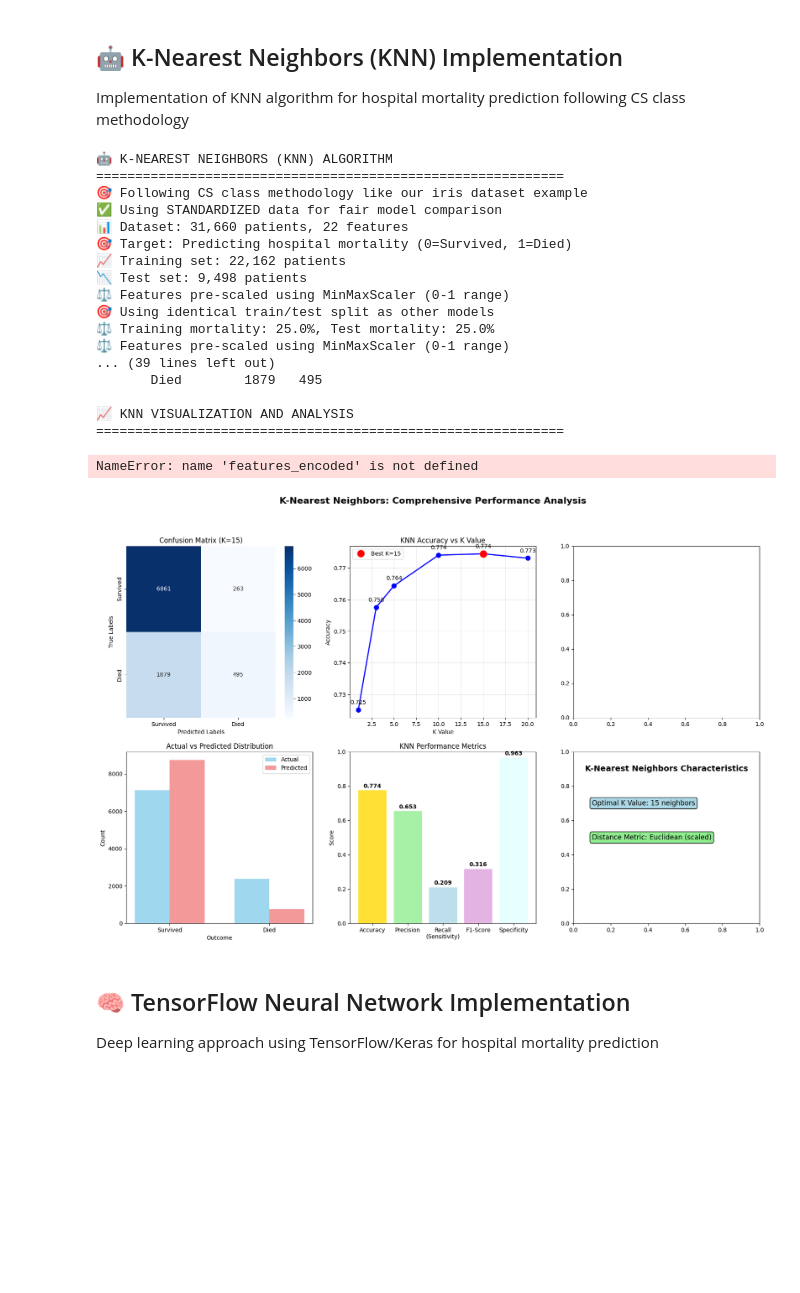
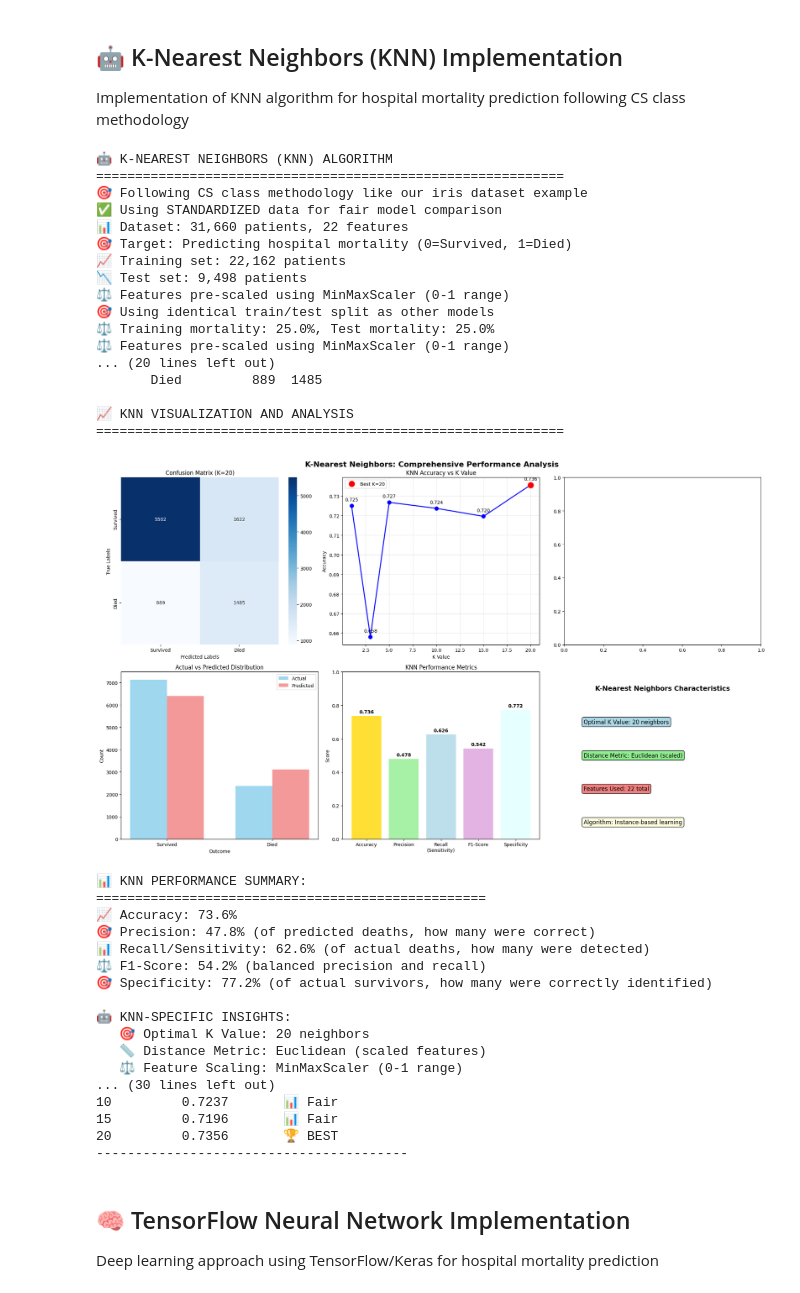
Before and after one commit to Quinn-Gainey/CS513-icu-mortality, a Jupyter notebook: dataset_overview.ipynb, the cells around one changed output. Drawn from its saved outputs; the diff is of its cells as text; code cells hidden in the pictures; blank space fills up the shorter version.

```diff
--- a/dataset_overview.ipynb
+++ b/dataset_overview.ipynb
@@ -1388,11 +1389,16 @@ print("-" * 40)
 
 for k in k_values:
     # Create and train KNN classifier
-    knn = KNeighborsClassifier(n_neighbors=k)
+    knn = KNeighborsClassifier(n_neighbors=k, weights='distance') # Make distance matter
     knn.fit(X_train, y_train)  # Using pre-scaled standardized data
 
     # Make predictions
-    y_pred = knn.predict(X_test)  # Using pre-scaled standardized data
+    # Get probability instead of hard label
+    y_proba = knn.predict_proba(X_test)[:, 1]
+
+    # LOWER THRESHOLD to favor recall
+    threshold = 0.25     # default is 0.50 — lower → fewer false negatives
+    y_pred = (y_proba >= threshold).astype(int)
 
     # Calculate accuracy
     accuracy = accuracy_score(y_test, y_pred)
@@ -1559,37 +1565,53 @@ print("-" * 40)
 print(f"{'K Value':<10} {'Accuracy':<12} {'Performance'}")
 print("-" * 40)
 for k in k_values:
     acc = results[k]['accuracy']
     if k == best_k:
         performance = "🏆 BEST"
     elif acc >= 0.90:
         performance = "🥈 Excellent"
     elif acc >= 0.85:
         performance = "🥉 Good"
     else:
         performance = "📊 Fair"
     print(f"{k:<10} {acc:<12.4f} {performance}")
 print("-" * 40)
 # %% [output]
 🤖 K-NEAREST NEIGHBORS (KNN) ALGORITHM
 ============================================================
 🎯 Following CS class methodology like our iris dataset example
 ✅ Using STANDARDIZED data for fair model comparison
 📊 Dataset: 31,660 patients, 22 features
 🎯 Target: Predicting hospital mortality (0=Survived, 1=Died)
 📈 Training set: 22,162 patients
 📉 Test set: 9,498 patients
 ⚖️ Features pre-scaled using MinMaxScaler (0-1 range)
 🎯 Using identical train/test split as other models
 ⚖️ Training mortality: 25.0%, Test mortality: 25.0%
 ⚖️ Features pre-scaled using MinMaxScaler (0-1 range)
-... (39 lines left out)
-       Died        1879   495
+... (20 lines left out)
+       Died         889  1485
 
 📈 KNN VISUALIZATION AND ANALYSIS
 ============================================================
+[figure, new version]
-NameError: name 'features_encoded' is not defined
+📊 KNN PERFORMANCE SUMMARY:
+==================================================
+📈 Accuracy: 73.6%
+🎯 Precision: 47.8% (of predicted deaths, how many were correct)
+📊 Recall/Sensitivity: 62.6% (of actual deaths, how many were detected)
+⚖️ F1-Score: 54.2% (balanced precision and recall)
+🎯 Specificity: 77.2% (of actual survivors, how many were correctly identified)
+
+🤖 KNN-SPECIFIC INSIGHTS:
+   🎯 Optimal K Value: 20 neighbors
+   📏 Distance Metric: Euclidean (scaled features)
+   ⚖️ Feature Scaling: MinMaxScaler (0-1 range)
+... (30 lines left out)
+10         0.7237       📊 Fair
+15         0.7196       📊 Fair
+20         0.7356       🏆 BEST
+----------------------------------------
-[figure, old version]
 # %% [markdown]
 ## 🧠 TensorFlow Neural Network Implementation
 Deep learning approach using TensorFlow/Keras for hospital mortality prediction
```
Also changed, not shown: parts of 7 cells of this notebook.
